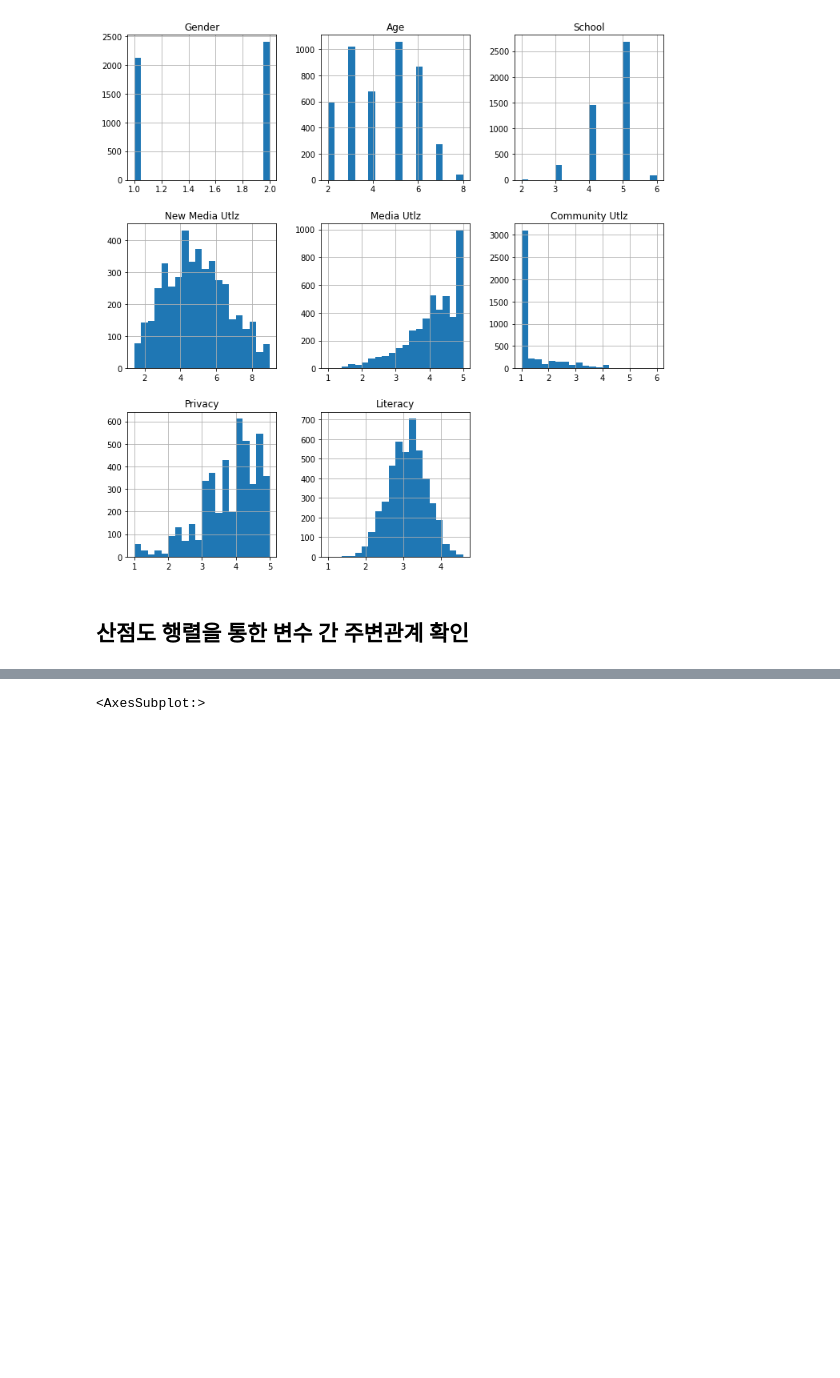
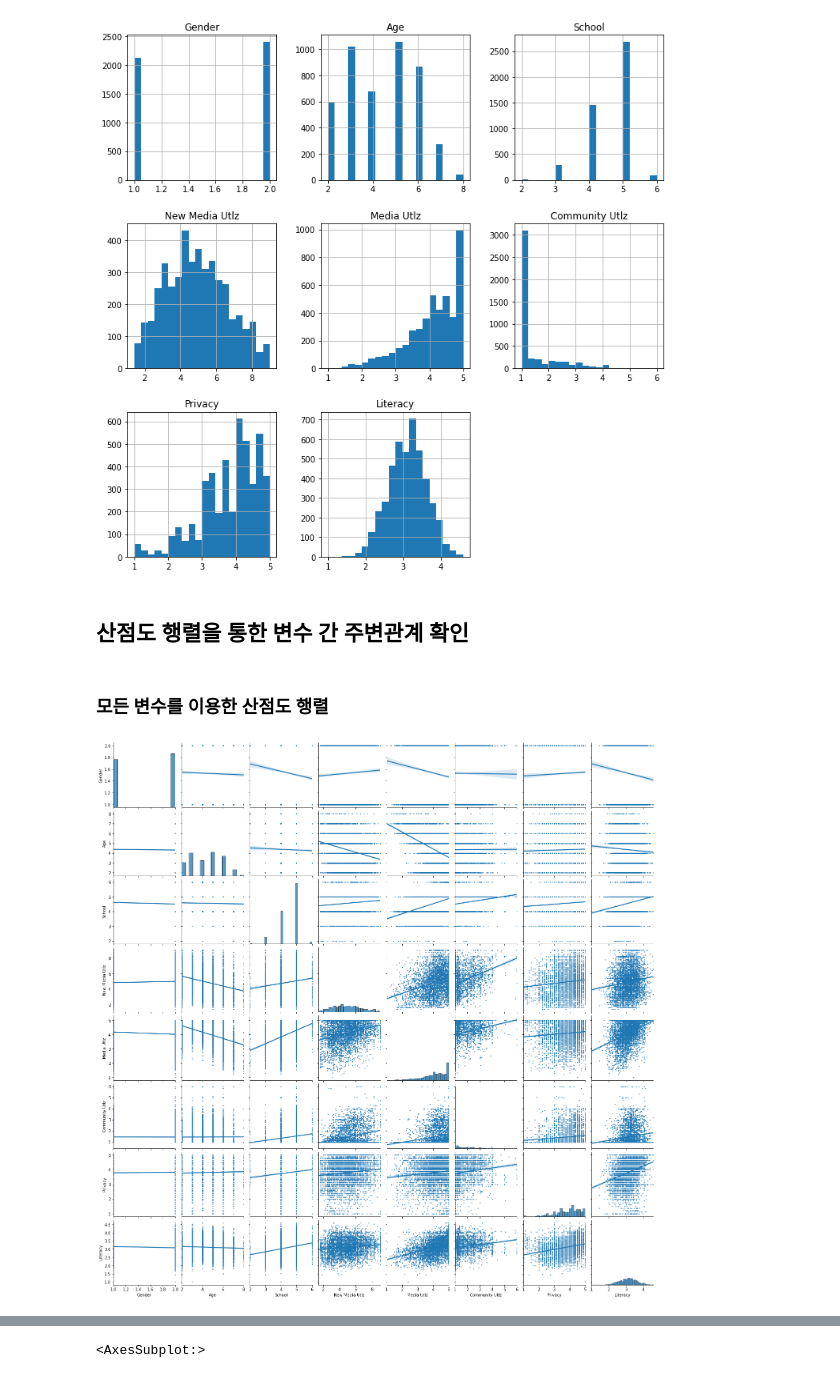
Before and after one commit to JadenKim-dev/DataScienceStudy, a Jupyter notebook: RA_group_project/2. Data_analysis.ipynb, the cells around one changed output, grey strips where cells are left out. Drawn from its saved outputs; the diff is of its cells as text; code cells hidden in the pictures; blank space fills up the shorter version.

```diff
--- a/RA_group_project/2. Data_analysis.ipynb
+++ b/RA_group_project/2. Data_analysis.ipynb
@@ -74,3 +77,10 @@ The is_first_col function was deprecated in Matplotlib 3.4 and will be removed t
 [figure]
 # %% [markdown]
 ## 산점도 행렬을 통한 변수 간 주변관계 확인
+# %% [markdown]
+### 모든 변수를 이용한 산점도 행렬
+# %%
+sns.pairplot(media, aspect=1, kind="reg", plot_kws=dict(scatter_kws=dict(s=2)))
+plt.show()
+# %% [output]
+[figure, added]
```
Also changed, not shown: parts of 23 cells of this notebook.
